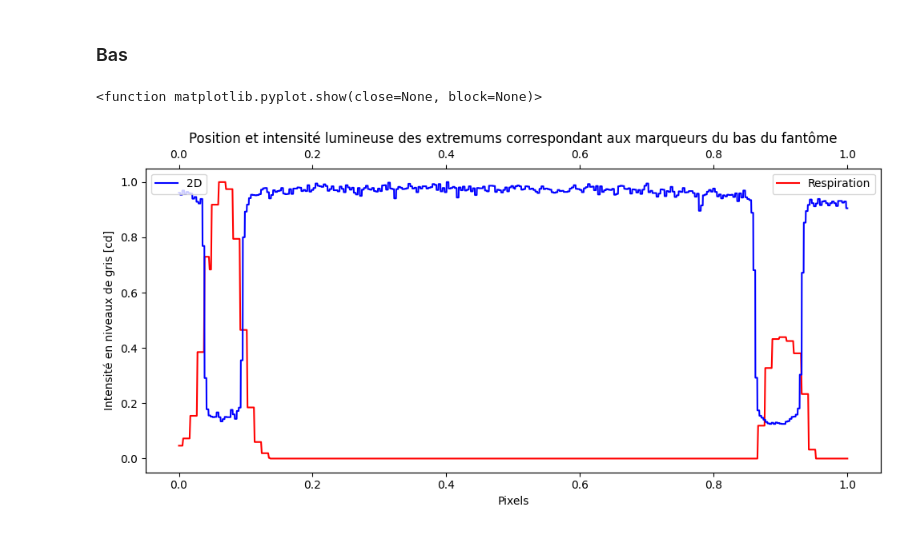
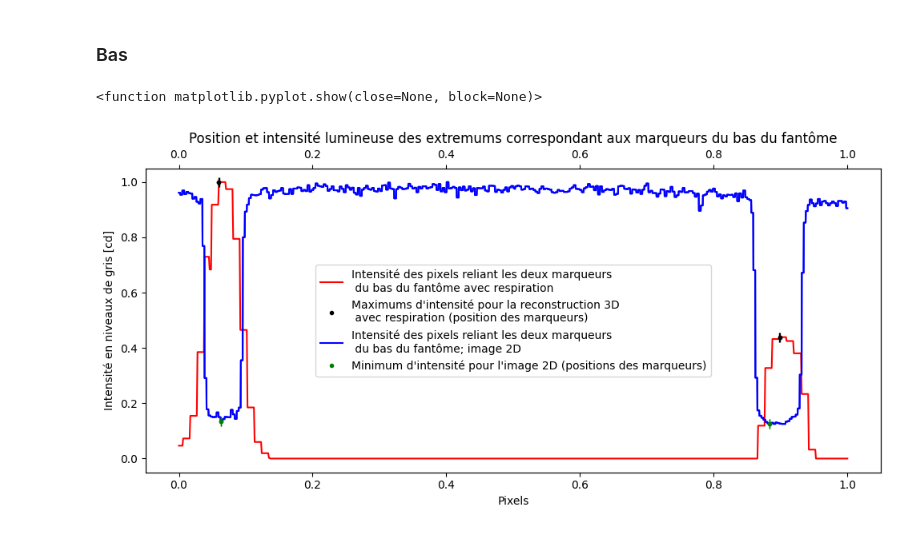
Before and after one commit to Mathgi89/Donn-es-Brut, a Jupyter notebook: Traitement notebook.ipynb, the cells around one changed output. Cells and saved outputs as stored; diff of their text form; code cells hidden in the pictures.

```diff
--- a/Traitement notebook.ipynb
+++ b/Traitement notebook.ipynb
@@ -705,57 +705,88 @@ plt.rcParams["figure.autolayout"] = True
 fig, ax1 = plt.subplots()
 
 # graphique respiration bas
-df_data = pd.read_csv('10-320Proj_0.5mm_distance_marqueurs_bas_respiration.csv')
+df_data1 = pd.read_csv('10-320Proj_0.5mm_distance_marqueurs_bas_respiration.csv')
 
-y_data = df_data.Value
-y_data_liste = list(y_data)
-x_data = df_data.Pixels
-x_data_liste = list(x_data)
+y_data1 = df_data1.Value
+y_data_liste1 = list(y_data1)
+x_data1 = df_data1.Pixels
+x_data_liste1 = list(x_data1)
 
 # normalisons
-range_x = max(x_data_liste) - min(x_data_liste)
-range_y = max(y_data_liste)
+range_x1 = max(x_data_liste1) - min(x_data_liste1)
+range_y1 = max(y_data_liste1)
 
-new_y = []
-for i in range(len(y_data_liste)):
-    new_y.append(y_data_liste[i]/range_y)
+new_y1 = []
+for i in range(len(y_data_liste1)):
+    new_y1.append(y_data_liste1[i]/range_y1)
 
-new_x = []
-for i in range(len(x_data_liste)):
-    new_x.append(x_data_liste[i]/range_x)
+new_x1 = []
+for i in range(len(x_data_liste1)):
+    new_x1.append(x_data_liste1[i]/range_x1)
 
-ax1.plot(new_x, new_y, color = "red", label = "Respiration")
-plt.legend()
+ax1.plot(new_x1, new_y1, color = "red", label = "Intensité des pixels reliant les deux marqueurs \n du bas du fantôme avec respiration")
+
+ymin11 = []
+for i in range(450):
+    ymin11.append(new_y1[i])
+
+ymin21 = []
+for i in range(450,930):
+    ymin21.append(new_y1[i])
+
+plt.plot(new_x1[new_y1.index(max(ymin11))], max(ymin11), ".", color = "black")
+plt.plot(new_x1[new_y1.index(max(ymin21))], max(ymin21), ".", color = "black", label = "Maximums d'intensité pour la reconstruction 3D \n avec respiration (position des marqueurs)")
+
+
 plt.xlabel("Pixels")
 plt.ylabel("Intensité en niveaux de gris [cd]")
 #############################
 
 # graphique 2D bas
 df_data = pd.read_csv('1-Distance_2marqueurs_bas.csv')
 
 y_data = df_data.Value
 y_data_liste = list(y_data)
 x_data = df_data.Pixels
 x_data_liste = list(x_data)
 
 # normalisons
 range_x = max(x_data_liste) - min(x_data_liste)
 range_y = max(y_data_liste)
 
 new_y = []
 for i in range(len(y_data_liste)):
     new_y.append(y_data_liste[i]/range_y)
 
 new_x = []
 for i in range(len(x_data_liste)):
     new_x.append(x_data_liste[i]/range_x)
 
+# je trouve le premier et le deuxieme minimum pour tracer des lignes verticales pour la représentation
+ymin1 = []
+for i in range(1500):
+    ymin1.append(new_y[i])
+
+ymin2 = []
+for i in range(1600,3300):
+    ymin2.append(new_y[i])
+
+
+plt.plot(new_x, new_y, color = "blue", label = "Intensité des pixels reliant les deux marqueurs \n du bas du fantôme; image 2D")
+plt.plot(new_x[new_y.index(min(ymin1))], min(ymin1), ".", color = "green", label = "Minimum d'intensité pour l'image 2D (positions des marqueurs)" )
+plt.plot(new_x[new_y.index(min(ymin2))], min(ymin2), ".", color = "green")
+
+plt.legend(loc = "center")
+plt.title("Position et intensité lumineuse des extremums correspondant aux marqueurs du bas du fantôme")
 ax2 = ax1.twiny()
-ax2.plot(new_x, new_y, color = "blue", label = "2D")
-
-plt.legend(loc = "upper left")
-plt.title("Position et intensité lumineuse des extremums correspondant aux marqueurs du bas du fantôme")
+ax2.plot(new_x, new_y, color = "blue", label = "Intensité des pixels reliant les deux marqueurs du bas du fantôme; image 2D")
+plt.plot(new_x[new_y.index(min(ymin1))], min(ymin1), ".", color = "green", label = "Minimum d'intensité pour l'image 2D (positions des marqueurs)" )
+plt.plot(new_x[new_y.index(min(ymin2))], min(ymin2), ".", color = "green")
+plt.errorbar(new_x1[new_y1.index(max(ymin11))], max(ymin11), xerr=0.0005, fmt='.k', capsize=4)
+plt.errorbar(new_x1[new_y1.index(max(ymin21))], max(ymin21), xerr=0.0005, fmt='.k', capsize=4)
+plt.errorbar(new_x[new_y.index(min(ymin1))], min(ymin1), xerr=0.0002, capsize=4, color="green")
+plt.errorbar(new_x[new_y.index(min(ymin2))], min(ymin2), xerr=0.0002, capsize=4, color="green")
 plt.show
 # %% [output]
 <function matplotlib.pyplot.show(close=None, block=None)>
-[figure, old version]
+[figure, new version]
```
